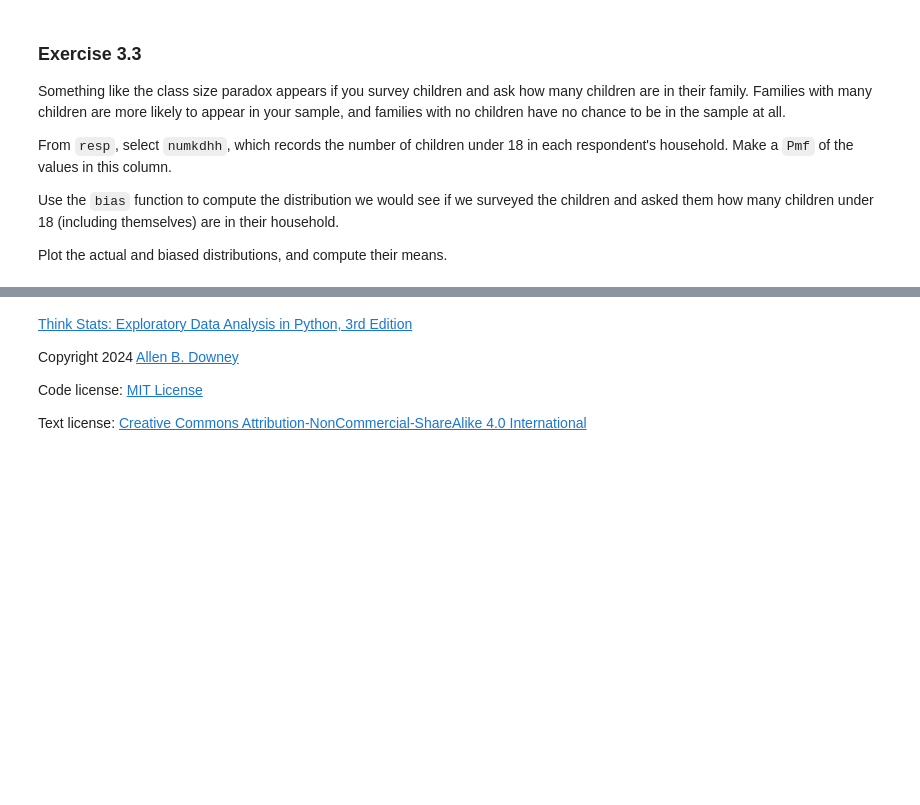
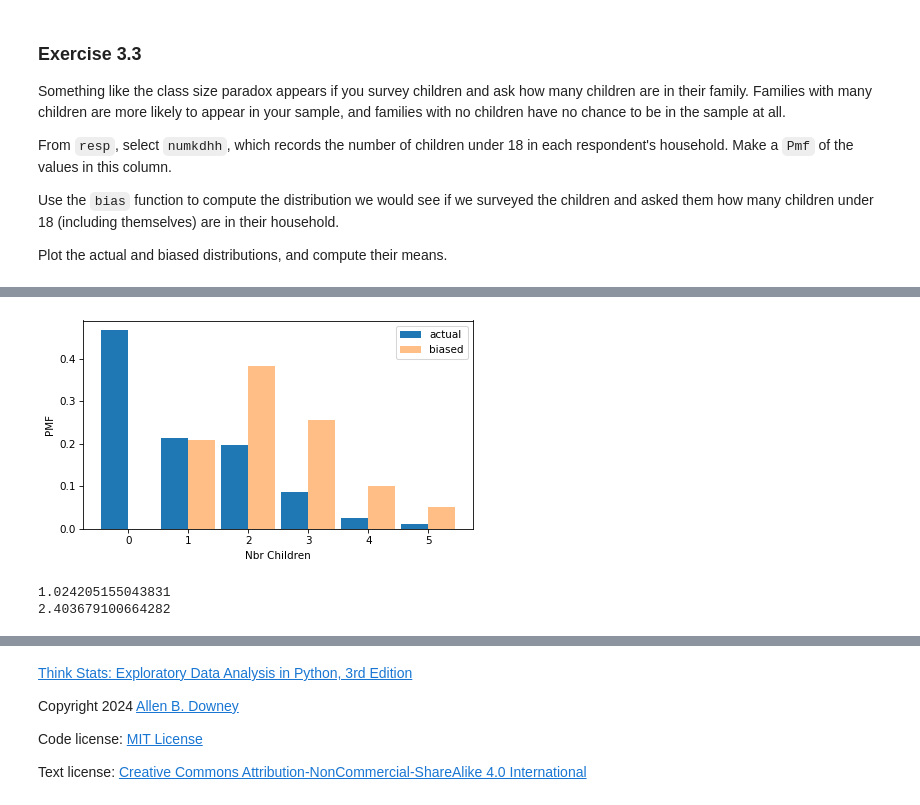
Before and after one commit to rowdenb/think-stats-3e, a Jupyter notebook: nb/chap03.ipynb, the cells around one changed output, grey strips where cells are left out. Saved outputs shown, nothing was run; the diff lists cells and outputs as text; code cells hidden in the pictures; blank space fills up the shorter version.

```diff
--- a/nb/chap03.ipynb
+++ b/nb/chap03.ipynb
@@ -461,3 +513,10 @@ Are there any special values that should be replaced with `NaN`?
 Then make a `Pmf` object and plot it as a bar graph. Is the distribution symmetric, skewed to the left, or skewed to the right?
 # %%
 # Solution goes here
+resp["numbabes"] = resp["numbabes"].replace([97], np.nan)
+numbabes = FreqTab.from_seq(resp["numbabes"])
+numbabes
+n = numbabes.sum()
+n
+pmf = numbabes / n
+pmf
@@ -464,2 +533,7 @@ Then make a `Pmf` object and plot it as a bar graph. Is the distribution symmetr
 # %%
 # Solution goes here
+resp["numbabes"] = resp["numbabes"].replace([97], np.nan)
+resp["numbabes"] = resp["numbabes"].clip(upper=5)
+pmf_numbabes = Pmf.from_seq(resp["numbabes"])
+pmf_numbabes
+numbabes.sum()
@@ -514,6 +614,25 @@ Plot the actual and biased distributions, and compute their means.
 # %%
 # Solution goes here
+numkid_pmf = Pmf.from_seq(resp["numkdhh"], name="actual")
+numkid_pmf
+
+def bias(numkid_pmf, name):
+  ps = numkid_pmf.ps * numkid_pmf.qs
+  numkid_new = Pmf(ps, numkid_pmf.qs, name=name)
+  numkid_new.normalize()
+  return numkid_new
+
+biased_numkid = bias(numkid_pmf, name="biased")
+from thinkstats import two_bar_plots
+two_bar_plots(numkid_pmf, biased_numkid)
+decorate(xlabel="Nbr Children", ylabel="PMF")
+# %% [output]
+[figure, added]
 # %%
-# Solution goes here
+print(numkid_pmf.mean())
+print(biased_numkid.mean())
+# %% [output]
+1.024205155043831
+2.403679100664282
 # %%
 # Solution goes here
```
Also changed, not shown: parts of 31 cells of this notebook.
